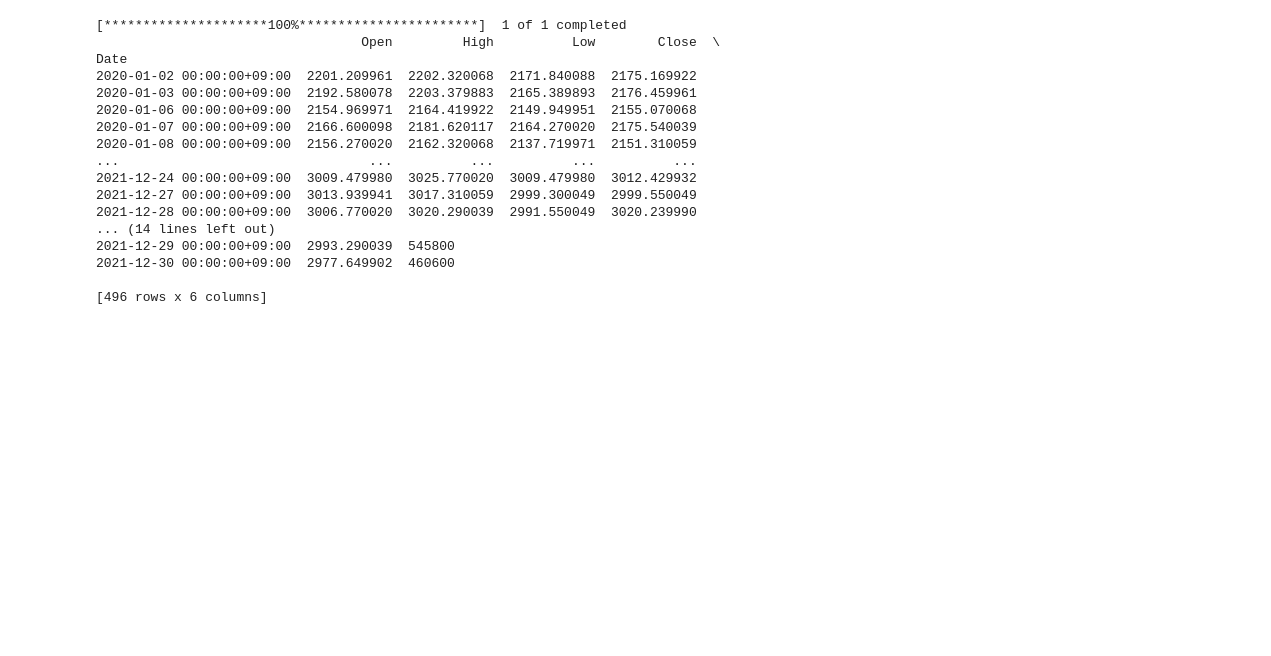
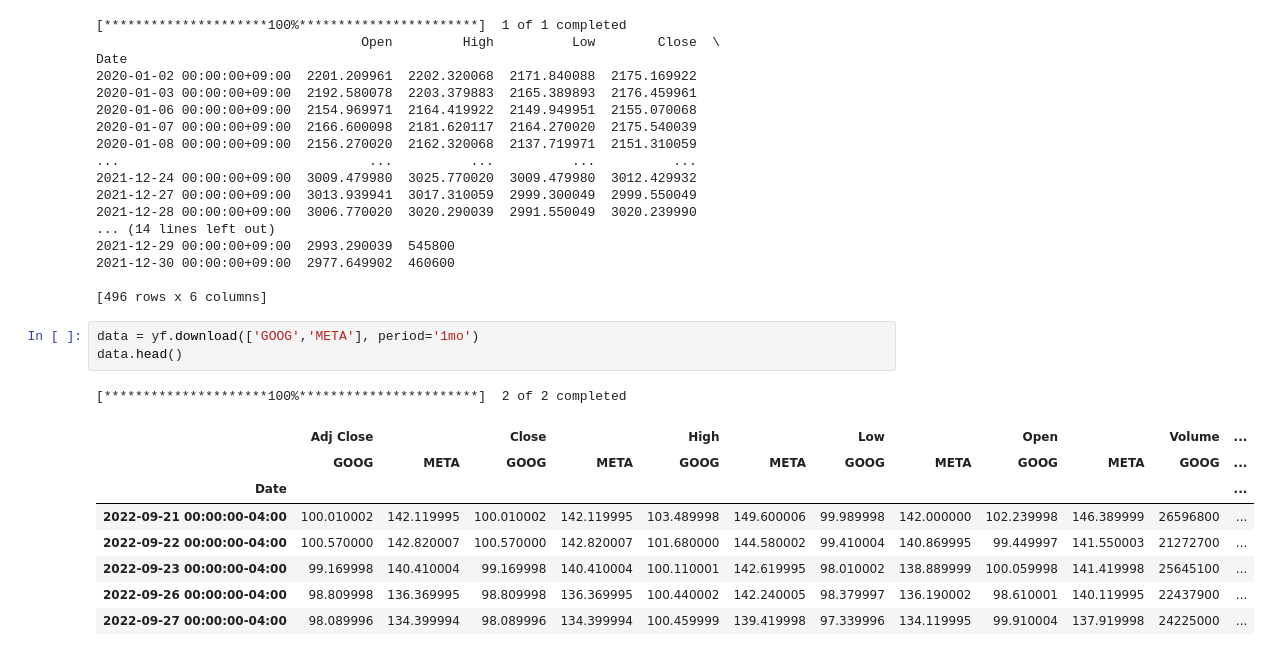
Before and after one commit to SteveArseneLee/IIS_prac, a Jupyter notebook: Stock/old_data.ipynb, the cells around one changed output. Drawn from its saved outputs; the diff is of its cells as text; blank space fills up the shorter version.

```diff
--- a/Stock/old_data.ipynb
+++ b/Stock/old_data.ipynb
@@ -24,3 +24,16 @@ Date
 2021-12-30 00:00:00+09:00  2977.649902  460600
 
 [496 rows x 6 columns]
+# %%
+data = yf.download(['GOOG','META'], period='1mo')
+data.head()
+# %% [output]
+[*********************100%***********************]  2 of 2 completed
+|  | Adj Close |  | Close |  | High |  | Low |  | Open |  | Volume | ... |
+|  | GOOG | META | GOOG | META | GOOG | META | GOOG | META | GOOG | META | GOOG | ... |
+| Date |  |  |  |  |  |  |  |  |  |  |  | ... |
+| 2022-09-21 00:00:00-04:00 | 100.010002 | 142.119995 | 100.010002 | 142.119995 | 103.489998 | 149.600006 | 99.989998 | 142.000000 | 102.239998 | 146.389999 | 26596800 | ... |
+| 2022-09-22 00:00:00-04:00 | 100.570000 | 142.820007 | 100.570000 | 142.820007 | 101.680000 | 144.580002 | 99.410004 | 140.869995 | 99.449997 | 141.550003 | 21272700 | ... |
+| 2022-09-23 00:00:00-04:00 | 99.169998 | 140.410004 | 99.169998 | 140.410004 | 100.110001 | 142.619995 | 98.010002 | 138.889999 | 100.059998 | 141.419998 | 25645100 | ... |
+| 2022-09-26 00:00:00-04:00 | 98.809998 | 136.369995 | 98.809998 | 136.369995 | 100.440002 | 142.240005 | 98.379997 | 136.190002 | 98.610001 | 140.119995 | 22437900 | ... |
+| 2022-09-27 00:00:00-04:00 | 98.089996 | 134.399994 | 98.089996 | 134.399994 | 100.459999 | 139.419998 | 97.339996 | 134.119995 | 99.910004 | 137.919998 | 24225000 | ... |
```
Also changed, not shown: parts of 17 cells of this notebook, 7 other files.
